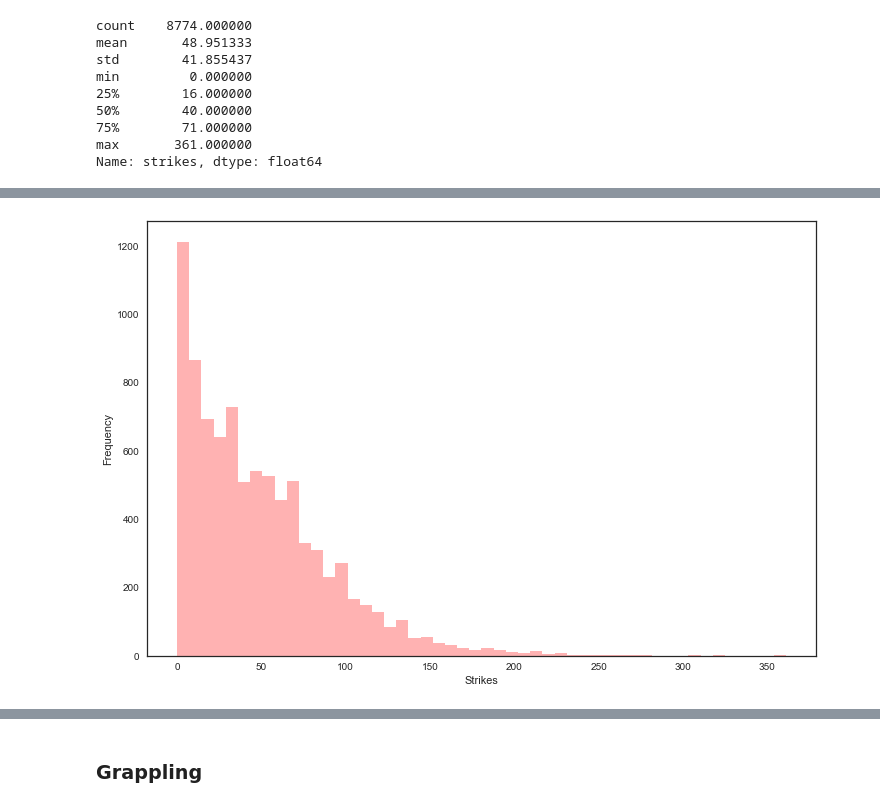
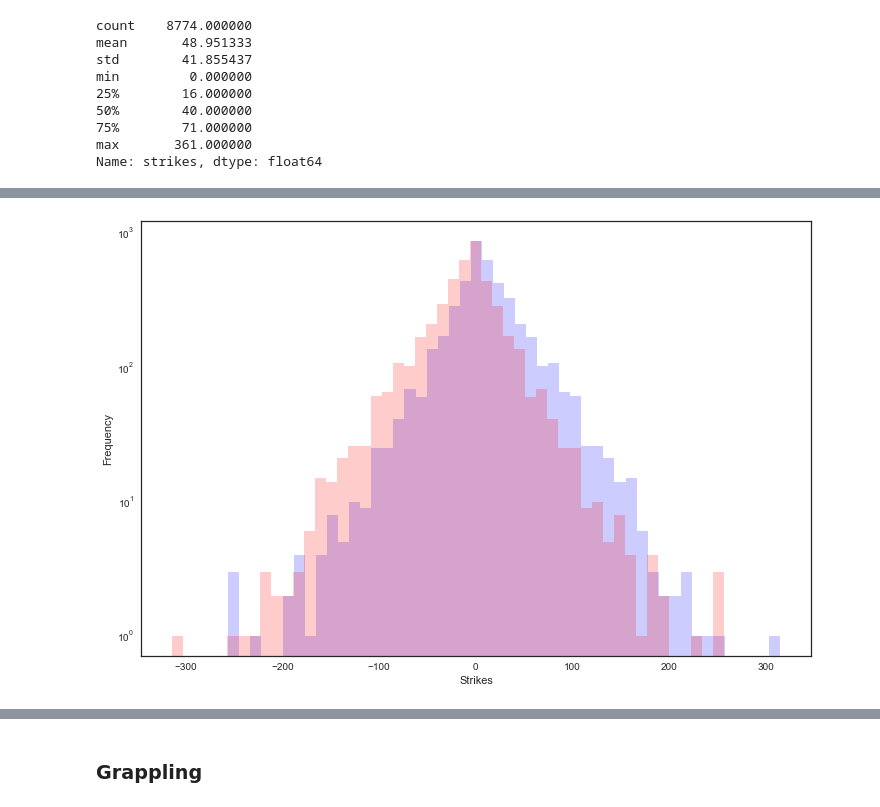
Before and after one commit to cfergusonlee/ufc_fight_analysis, a Jupyter notebook: ufc_analysis.ipynb, the cells around one changed output, grey strips where cells are left out. Cells and saved outputs as stored; diff of their text form; code cells hidden in the pictures.

Commit message:
Compared winners and losers

```diff
--- a/ufc_analysis.ipynb
+++ b/ufc_analysis.ipynb
@@ -182,14 +214,15 @@ fight_df = pd.DataFrame(fight_data.copy())
 
 # Rearranges the columns so the first name, last name and win/loss appear first
 cols = fight_df.columns.tolist()
-cols = cols[6:7] + cols[15:17] + cols[28:29] + cols[:6] + cols[7:15] + cols[17:28]
+cols = cols[15:17] + cols[28:29] + cols[14:15] + cols[:14] + cols[17:28]
+
 fight_df = fight_df[cols]
 
 # Sets the index as the fight_id
 # fight_df.set_index('fight_id', inplace=True)
 
 # Change kd to knock_down for readability
-fight_df.rename(columns={'kd': 'knock_downs'}, inplace=True)
+fight_df.rename(columns={'kd': 'knockdowns'}, inplace=True)
 
 fight_df.to_csv('fights.csv', index=False)
 fight_df.head()
@@ -271,0 +324,20 @@ fight_df = fight_df[cols]
+# %%
+cols = [u'body', u'body_attempts', u'clinch', u'clinch_attempts', u'distance',
+       u'distance_attempts', u'ground', u'ground_attempts',
+       u'head', u'head_attempts', u'knockdowns', u'leg', u'leg_attempts',
+       u'pass', u'reversals', u'sig_attempts', u'sig_strikes',
+       u'strike_attempts', u'strikes', u'sub_attempts', u'takedowns',
+       u'td_attempts']
+
+fighter_a = fight_df[fight_df.index%2==0]
+fighter_b = fight_df[fight_df.index%2==1]
+
+fighter_a.reset_index(inplace=True, drop=True)
+fighter_b.reset_index(inplace=True, drop=True)
+
+fight_loser = fighter_a.copy()
+fight_winner = fighter_b.copy()
+
+fight_loser.loc[:, cols] = fighter_a[cols] - fighter_b[cols]
+fight_winner.loc[:, cols] = fighter_b[cols] - fighter_a[cols]
+fight_loser.head()
@@ -522,8 +971,23 @@ Name: strikes, dtype: float64
 # %%
 plt.figure(figsize=(12,8))
-plt.hist(fight_df['strikes'], bins=50, alpha=.3, color='r')
+plt.hist(
+    'strikes',
+    data=fight_winner,
+    log=True,
+    bins=50,
+    alpha=.2,
+    color='b'
+)
+plt.hist(
+    'strikes',
+    data=fight_loser,
+    log=True,
+    bins=50,
+    alpha=.2,
+    color='r'
+)
 plt.xlabel('Strikes')
 plt.ylabel('Frequency')
 plt.show()
 # %% [output]
-[figure, old version]
+[figure, new version]
```
Also changed, not shown: parts of 77 cells of this notebook, 3 other files.
